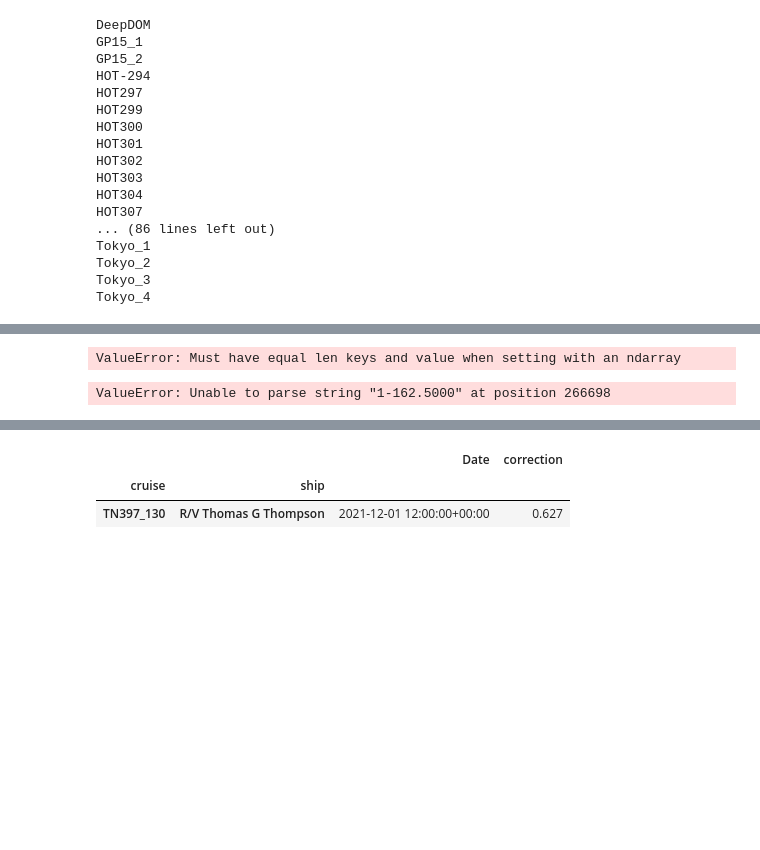
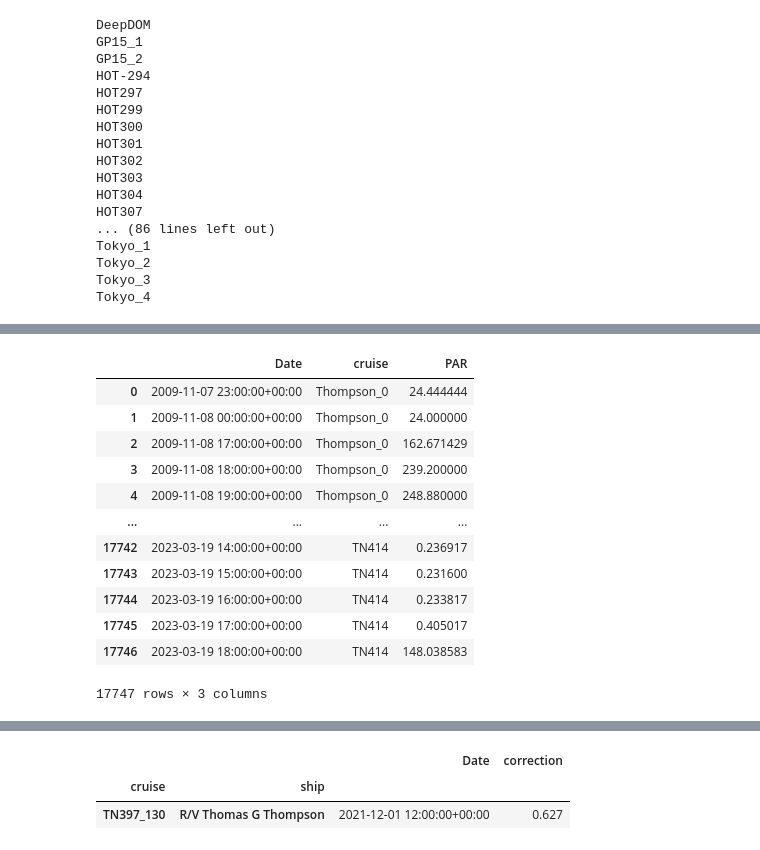
Before and after one commit to kpc02/SACNAS-2023-project, a Jupyter notebook: all_PAR_calib_python.ipynb, the cells around one changed output, grey strips where cells are left out. Saved outputs shown, nothing was run; the diff lists cells and outputs as text; code cells hidden in the pictures; blank space fills up the shorter version.

```diff
--- a/all_PAR_calib_python.ipynb
+++ b/all_PAR_calib_python.ipynb
@@ -198,15 +158,21 @@ See the caveats in the documentation: https://pandas.pydata.org/pandas-docs/stab
-# %%
-## trying to replace negative par values with the zeroed par values
-df3.loc[to_zero.index, 'PAR'] = to_zero.values
-# %% [output]
-ValueError: Must have equal len keys and value when setting with an ndarray
 # %%
-df2['PAR'] = pd.to_numeric(df2['PAR'])
-sfl_hourly = df2.groupby([pd.Grouper(key = 'Date', freq = 'H'), 'cruise']).agg({'PAR': 'mean'}).reset_index()
+sfl_hourly = df3.groupby([pd.Grouper(key = 'Date', freq = 'H'), 'cruise']).agg({'PAR': 'mean'}).reset_index()
 # goal here is to group cruise and date column and . agg mean par to get hourly par data
-#sfl_hourly
+sfl_hourly
 # %% [output]
+|  | Date | cruise | PAR |
+| 0 | 2009-11-07 23:00:00+00:00 | Thompson_0 | 24.444444 |
+| 1 | 2009-11-08 00:00:00+00:00 | Thompson_0 | 24.000000 |
+| 2 | 2009-11-08 17:00:00+00:00 | Thompson_0 | 162.671429 |
+| 3 | 2009-11-08 18:00:00+00:00 | Thompson_0 | 239.200000 |
+| 4 | 2009-11-08 19:00:00+00:00 | Thompson_0 | 248.880000 |
+| ... | ... | ... | ... |
+| 17742 | 2023-03-19 14:00:00+00:00 | TN414 | 0.236917 |
+| 17743 | 2023-03-19 15:00:00+00:00 | TN414 | 0.231600 |
+| 17744 | 2023-03-19 16:00:00+00:00 | TN414 | 0.233817 |
+| 17745 | 2023-03-19 17:00:00+00:00 | TN414 | 0.405017 |
+| 17746 | 2023-03-19 18:00:00+00:00 | TN414 | 148.038583 |
-ValueError: Unable to parse string "1-162.5000" at position 266698
+17747 rows × 3 columns
 # %%
 x = sfl_hourly.Date
 y = sfl_hourly.PAR
```
Also changed, not shown: parts of 10 cells of this notebook.
